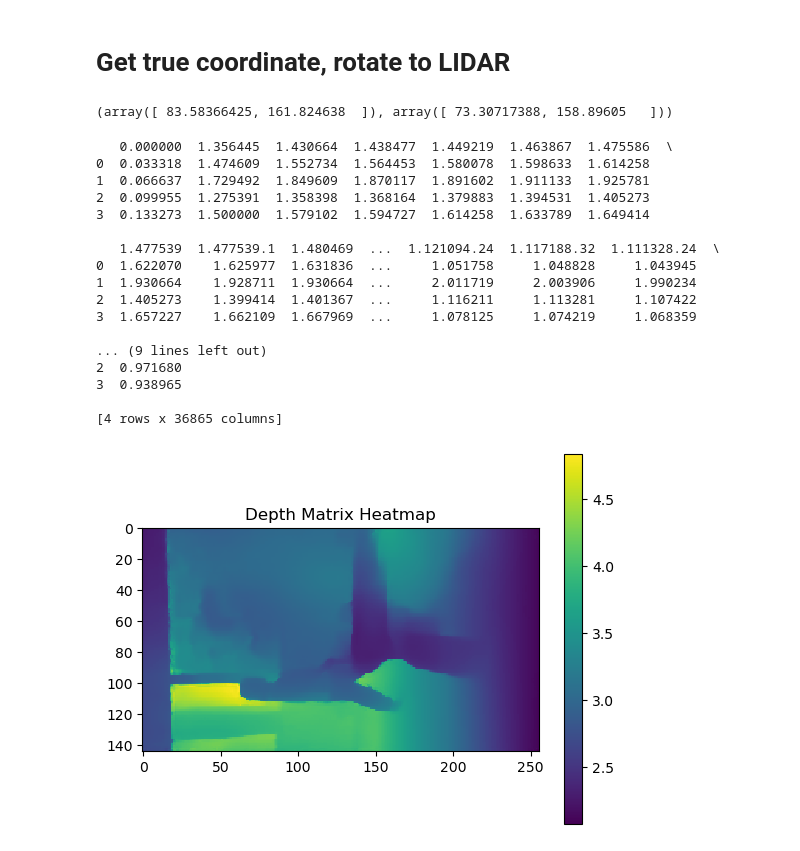
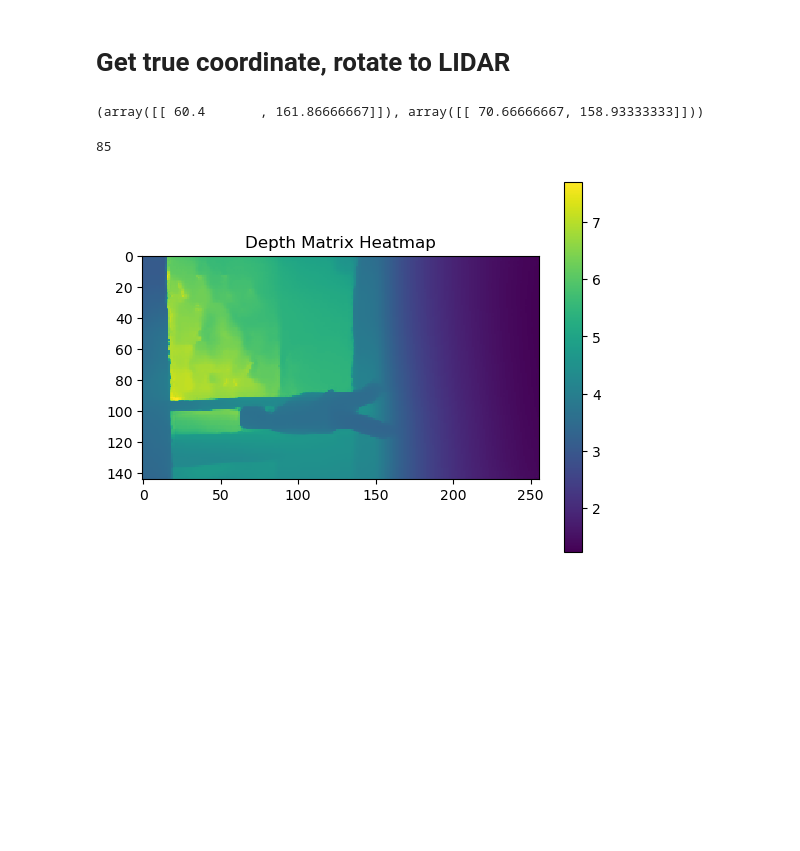
Before and after one commit to Ivy421/5003, a Jupyter notebook: total_flow.ipynb, the cells around one changed output. Cells and saved outputs as stored; diff of their text form; code cells hidden in the pictures; blank space fills up the shorter version.

```diff
--- a/total_flow.ipynb
+++ b/total_flow.ipynb
@@ -106,0 +118,17 @@ toe = (511, 1175)  # toe
+# %%
+# get video duration from openpose and lidar
+
+def get_video_duration(video_path):
+    cap = cv2.VideoCapture(video_path)
+    fps = cap.get(cv2.CAP_PROP_FPS)
+    frame_count = int(cap.get(cv2.CAP_PROP_FRAME_COUNT))
+    duration_sec = frame_count / fps
+    cap.release()
+    return duration_sec
+
+video_path = 'E:/NUS/5003/Camera_cali/ivy_data/ivy1/squash.mp4'
+openpose_duration = get_video_duration(video_path)
+lidar_duration = lidar_df.iloc[-1,0]
+
+print(f'openpose video duration: {openpose_duration} s')
+print('lidar video duration:%s s'%lidar_duration)
@@ -107,2 +140,10 @@ toe = (511, 1175)  # toe
+# %%
+# 读取图片
+image_path = 'E:/NUS/5003/Camera_cali/ivy_data/ivy1/frames_20/' +'87.png'
+image = cv2.imread(image_path)
+
+# (x1, y1) and (x2, y2)
+heel = (453+0, 1920-706+0)  # heel
+toe =  (530-0, 1920-728+0)  # toe
 # %%
 # 在图像上标记坐标点
@@ -125,12 +163,9 @@ import pandas as pd
 # %%
-# for frame 87
-heel = np.array([626.8774819, 1213.684785])
-toe =  np.array([549.8038041, 1191.720375])
+heel = np.array([heel])
+toe =  np.array([toe])
+heel = heel/7.5   # 1920/256 = 7.5
+toe = toe/7.5
+heel,toe
+# %% [output]
+(array([[ 60.4       , 161.86666667]]), array([[ 70.66666667, 158.93333333]]))
-# %%
-k = 1920/256
-heel = heel/k
-toe = toe/k
-heel,toe
-# %% [output]
-(array([ 83.58366425, 161.824638  ]), array([ 73.30717388, 158.89605   ]))
 # %%
@@ -141,34 +176,16 @@ y_toe_lidar = int(toe[1])
 # %%
-import numpy as np
-import pandas as pd
-import matplotlib.pyplot as plt
+frame_openpose = int(image_path.split('/')[-1].split('.')[0])
+lidar_fps = 1/30
+openpose_fps = 1/19.86
+openpose_time = frame_openpose*openpose_fps
+lidar_frame = round(  openpose_time/openpose_duration*lidar_duration/lidar_fps -2  )
+print(lidar_frame)
 
-lidar_df = pd.read_csv('E:/NUS/5003/Camera_cali/ivy_data/ivy1/lidar.csv')
-frame_info_df = pd.read_csv('E:/NUS/5003/Camera_cali/ivy_data/ivy1/HSTO_info.csv')
-
-depth_mtx = np.array(lidar_df.iloc[86,1:]).reshape( 144 , 256)  # 144 row, 256 column  ## at t = 2.9s, should be row index = 86
-
-# 使用matplotlib绘制heatmap
+depth_mtx = np.array(lidar_df.iloc[round(lidar_frame),1:]).reshape( 144 , 256)  # 144 row, 256 column    round(lidar_row)
 plt.imshow(depth_mtx, cmap='viridis', interpolation='nearest')
 plt.colorbar()  # 添加颜色条以显示深度值对应的颜色
 plt.title('Depth Matrix Heatmap')
 plt.show()
 # %% [output]
-   0.000000  1.356445  1.430664  1.438477  1.449219  1.463867  1.475586  \
-0  0.033318  1.474609  1.552734  1.564453  1.580078  1.598633  1.614258
-1  0.066637  1.729492  1.849609  1.870117  1.891602  1.911133  1.925781
-2  0.099955  1.275391  1.358398  1.368164  1.379883  1.394531  1.405273
-3  0.133273  1.500000  1.579102  1.594727  1.614258  1.633789  1.649414
-
-   1.477539  1.477539.1  1.480469  ...  1.121094.24  1.117188.32  1.111328.24  \
-0  1.622070    1.625977  1.631836  ...     1.051758     1.048828     1.043945
-1  1.930664    1.928711  1.930664  ...     2.011719     2.003906     1.990234
-2  1.405273    1.399414  1.401367  ...     1.116211     1.113281     1.107422
-3  1.657227    1.662109  1.667969  ...     1.078125     1.074219     1.068359
-
-... (9 lines left out)
-2  0.971680
-3  0.938965
-
-[4 rows x 36865 columns]
+85
-[figure, old version]
+[figure, new version]
```
Also changed, not shown: parts of 17 cells of this notebook.
